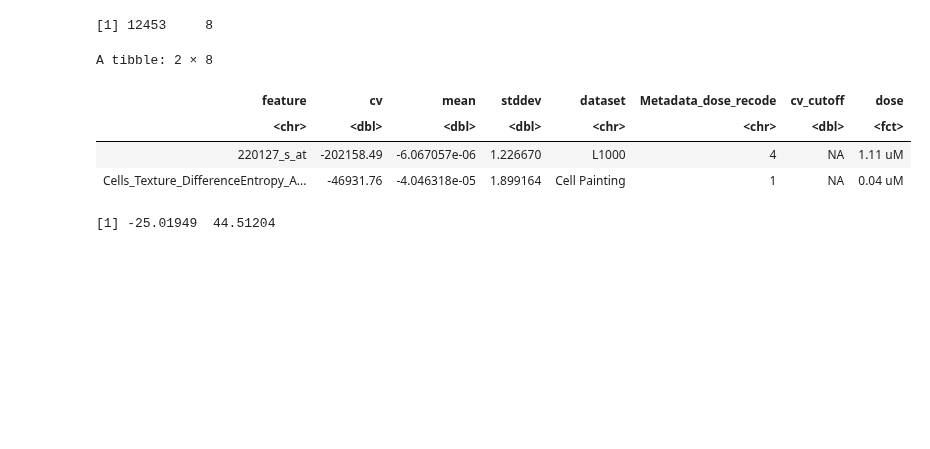
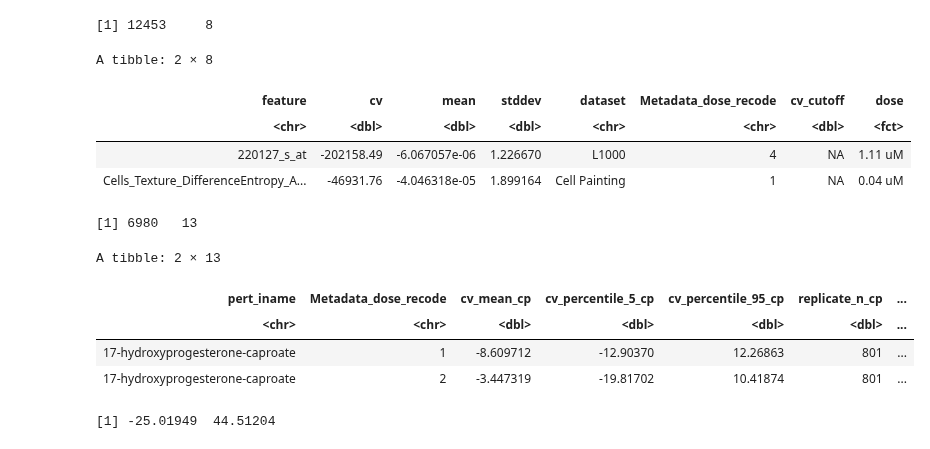
Before and after one commit to broadinstitute/lincs-profiling-complementarity, a Jupyter notebook: 6.paper_figures/coefficient_of_variation_supfig.ipynb, the cells around one changed output. Drawn from its saved outputs; the diff is of its cells as text; code cells hidden in the pictures; blank space fills up the shorter version.

```diff
--- a/6.paper_figures/coefficient_of_variation_supfig.ipynb
+++ b/6.paper_figures/coefficient_of_variation_supfig.ipynb
@@ -57,6 +57,47 @@ A tibble: 2 × 8
 | <chr> | <dbl> | <dbl> | <dbl> | <chr> | <chr> | <dbl> | <fct> |
 | 220127_s_at | -202158.49 | -6.067057e-06 | 1.226670 | L1000 | 4 | NA | 1.11 uM |
 | Cells_Texture_DifferenceEntropy_A... | -46931.76 | -4.046318e-05 | 1.899164 | Cell Painting | 1 | NA | 0.04 uM |
+# %%
+# Load CV replicate results
+cv_replicate_cutoff <- 5000
+
+input_file <- file.path(results_dir, "coefficient_of_variation_per_replicate.tsv.gz")
+
+cv_replicate_cols <- readr::cols(
+  pert_iname = readr::col_character(),
+  Metadata_dose_recode = readr::col_character(),
+  cv_mean_cp = readr::col_double(),
+  cv_percentile_5_cp = readr::col_double(),
+  cv_percentile_95_cp = readr::col_double(),
+  cv_mean_l1000 = readr::col_double(),
+  cv_percentile_5_l1000 = readr::col_double(),
+  cv_percentile_95_l1000 = readr::col_double()
+)
+
+cv_replicate_df <- readr::read_tsv(input_file, col_types = cv_replicate_cols) %>%
+    dplyr::filter(Metadata_dose_recode != 7) %>%
+    dplyr::mutate(dose = Metadata_dose_recode) %>%
+    dplyr::filter(is.finite(cv_mean_cp)) %>%
+    dplyr::filter(is.finite(cv_mean_l1000)) %>%
+    dplyr::mutate(
+        cv_mean_cp_abs = abs(cv_mean_cp),
+        cv_mean_l1000_abs = abs(cv_mean_l1000)
+    ) %>%
+    dplyr::filter(cv_mean_cp_abs < cv_replicate_cutoff) %>%
+    dplyr::filter(cv_mean_l1000_abs < cv_replicate_cutoff)
+
+cv_replicate_df$dose <- dplyr::recode_factor(cv_replicate_df$Metadata_dose_recode, !!!dose_rename)
+cv_replicate_df$dose <- factor(cv_replicate_df$dose, levels = dose_order)
+
+print(dim(cv_replicate_df))
+head(cv_replicate_df, 2)
+# %% [output]
+[1] 6980   13
+A tibble: 2 × 13
+| pert_iname | Metadata_dose_recode | cv_mean_cp | cv_percentile_5_cp | cv_percentile_95_cp | replicate_n_cp | ... |
+| <chr> | <chr> | <dbl> | <dbl> | <dbl> | <dbl> | ... |
+| 17-hydroxyprogesterone-caproate | 1 | -8.609712 | -12.90370 | 12.26863 | 801 | ... |
+| 17-hydroxyprogesterone-caproate | 2 | -3.447319 | -19.81702 | 10.41874 | 801 | ... |
 # %%
 color_limits <- c(min(cv_df$cv_cutoff, na.rm = TRUE), max(cv_df$cv_cutoff, na.rm = TRUE))
 color_limits
```
Also changed, not shown: parts of 9 cells of this notebook, 3 other files.
